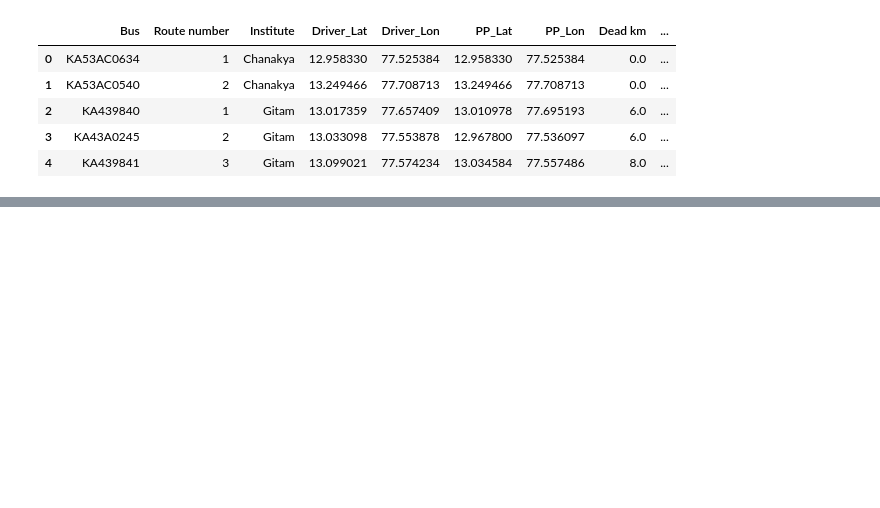
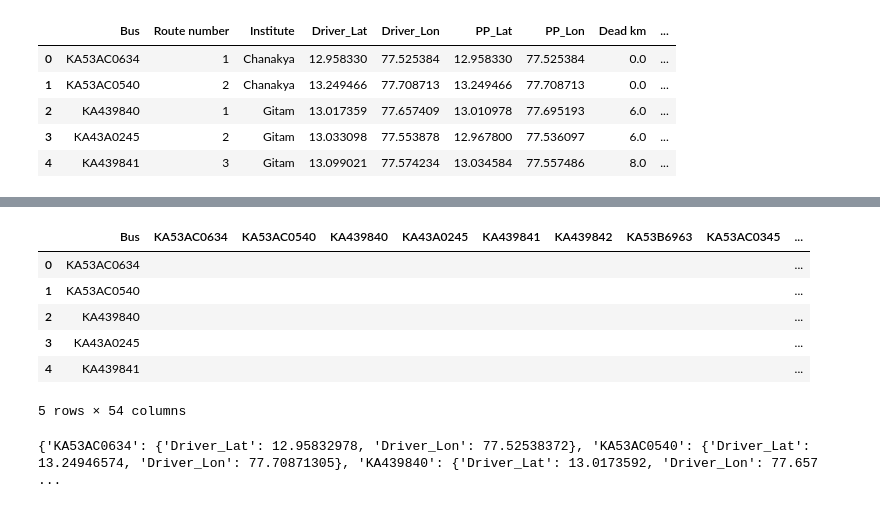
Before and after one commit to shanaia-dsilva/Streamlit_Optimizer, a Jupyter notebook: on_road.ipynb, the cells around one changed output, grey strips where cells are left out. Saved outputs shown, nothing was run; the diff lists cells and outputs as text; code cells hidden in the pictures; blank space fills up the shorter version.

```diff
--- a/on_road.ipynb
+++ b/on_road.ipynb
@@ -95,0 +92,11 @@ print(osrm_dist(77.60156932,12.98517583,77.60156932,12.98517583))
+# %%
+# dist_matrix[df['Bus']]=''
+dist_matrix.head()
+# %% [output]
+|  | Bus | KA53AC0634 | KA53AC0540 | KA439840 | KA43A0245 | KA439841 | KA439842 | KA53B6963 | KA53AC0345 | ... |
+| 0 | KA53AC0634 |  |  |  |  |  |  |  |  | ... |
+| 1 | KA53AC0540 |  |  |  |  |  |  |  |  | ... |
+| 2 | KA439840 |  |  |  |  |  |  |  |  | ... |
+| 3 | KA43A0245 |  |  |  |  |  |  |  |  | ... |
+| 4 | KA439841 |  |  |  |  |  |  |  |  | ... |
+5 rows × 54 columns
@@ -95,0 +106,4 @@ print(osrm_dist(77.60156932,12.98517583,77.60156932,12.98517583))
+# %%
+print(bus_coords)
+# %% [output]
+{'KA53AC0634': {'Driver_Lat': 12.95832978, 'Driver_Lon': 77.52538372}, 'KA53AC0540': {'Driver_Lat': 13.24946574, 'Driver_Lon': 77.70871305}, 'KA439840': {'Driver_Lat': 13.0173592, 'Driver_Lon': 77.657 ...
```
Also changed, not shown: parts of 19 cells of this notebook, 9 other files.
